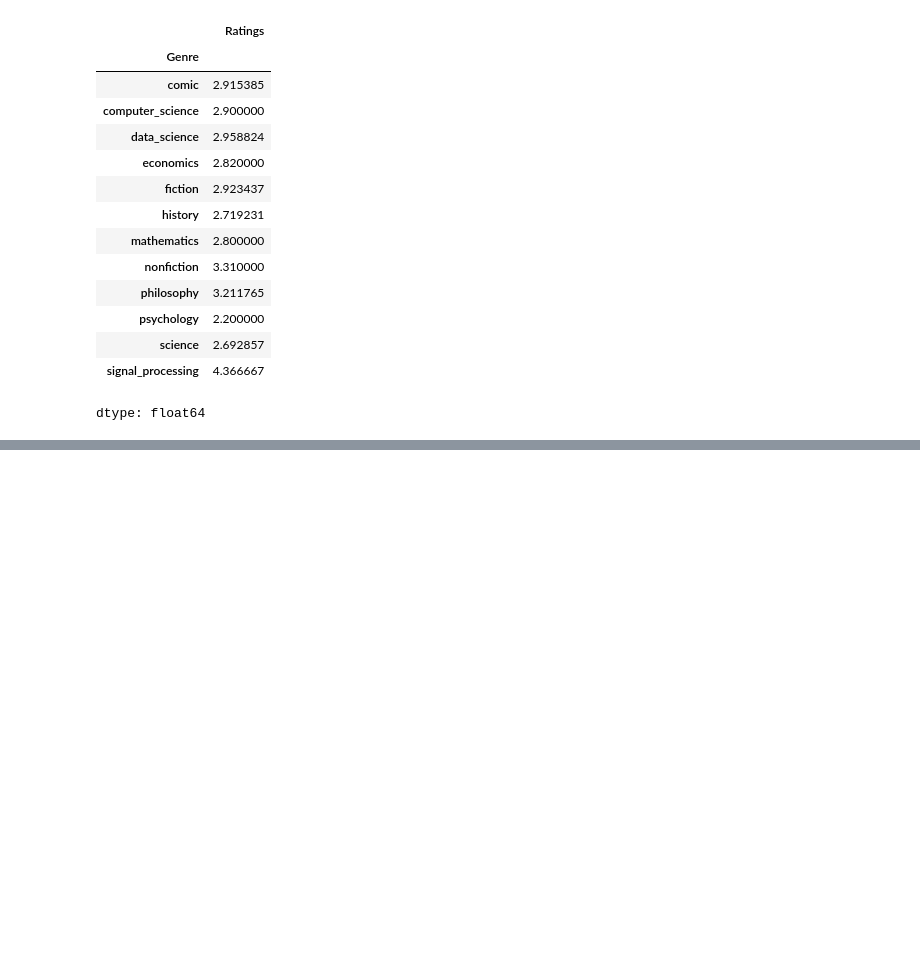
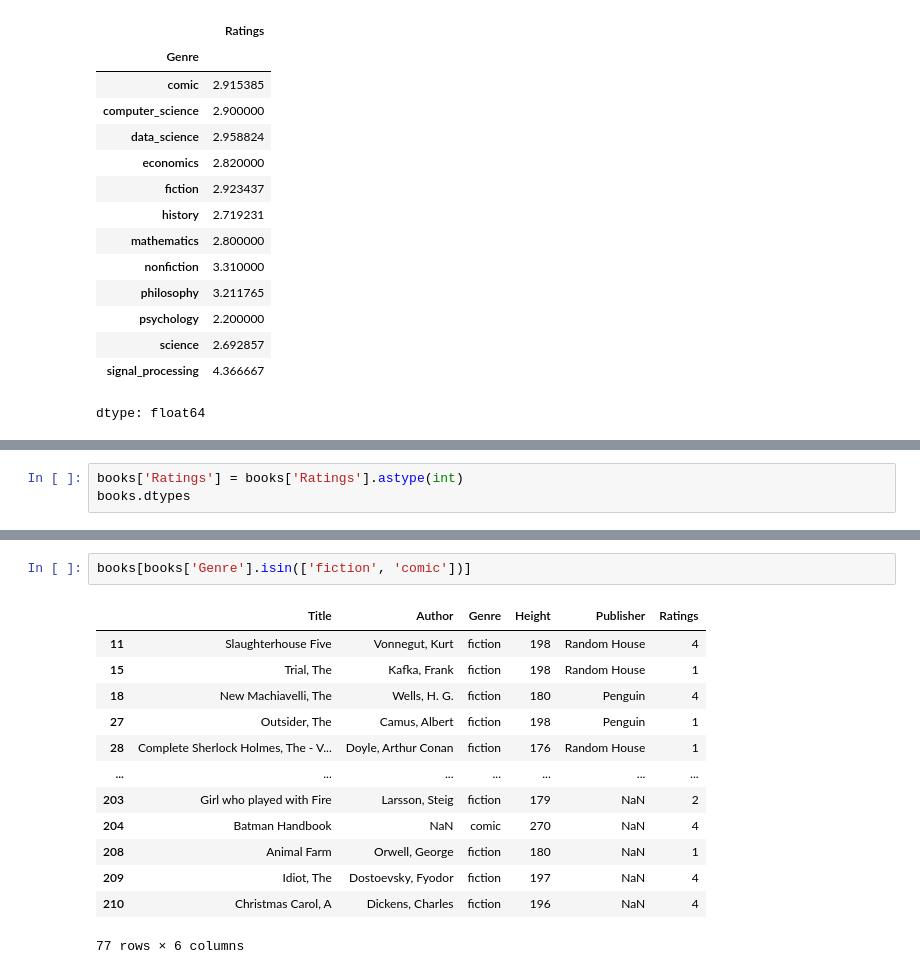
Before and after one commit to Haris-09/Python-Programming, a Jupyter notebook: Exploratory_Data_Analysis.ipynb, the cells around one changed output, grey strips where cells are left out. Cells and saved outputs as stored; diff of their text form; blank space fills up the shorter version.

Commit message:
isin, astype, groupby, agg functions

```diff
--- a/Exploratory_Data_Analysis.ipynb
+++ b/Exploratory_Data_Analysis.ipynb
@@ -81,0 +110,3 @@ dtype: float64
+# %%
+books['Ratings'] = books['Ratings'].astype(int)
+books.dtypes
@@ -81,0 +122,16 @@ dtype: float64
+# %%
+books[books['Genre'].isin(['fiction', 'comic'])]
+# %% [output]
+|  | Title | Author | Genre | Height | Publisher | Ratings |
+| 11 | Slaughterhouse Five | Vonnegut, Kurt | fiction | 198 | Random House | 4 |
+| 15 | Trial, The | Kafka, Frank | fiction | 198 | Random House | 1 |
+| 18 | New Machiavelli, The | Wells, H. G. | fiction | 180 | Penguin | 4 |
+| 27 | Outsider, The | Camus, Albert | fiction | 198 | Penguin | 1 |
+| 28 | Complete Sherlock Holmes, The - V... | Doyle, Arthur Conan | fiction | 176 | Random House | 1 |
+| ... | ... | ... | ... | ... | ... | ... |
+| 203 | Girl who played with Fire | Larsson, Steig | fiction | 179 | NaN | 2 |
+| 204 | Batman Handbook | NaN | comic | 270 | NaN | 4 |
+| 208 | Animal Farm | Orwell, George | fiction | 180 | NaN | 1 |
+| 209 | Idiot, The | Dostoevsky, Fyodor | fiction | 197 | NaN | 4 |
+| 210 | Christmas Carol, A | Dickens, Charles | fiction | 196 | NaN | 4 |
+77 rows × 6 columns
```
Also changed, not shown: parts of 3 cells of this notebook.
